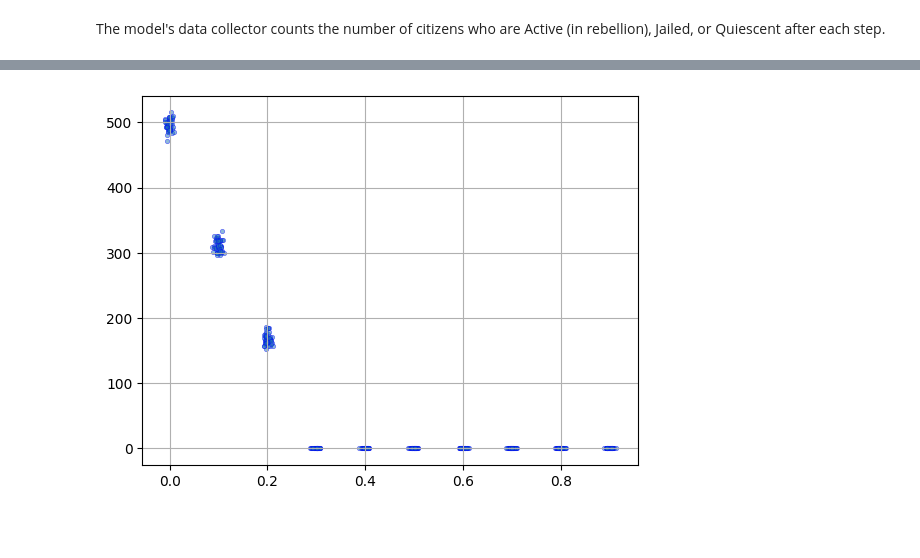
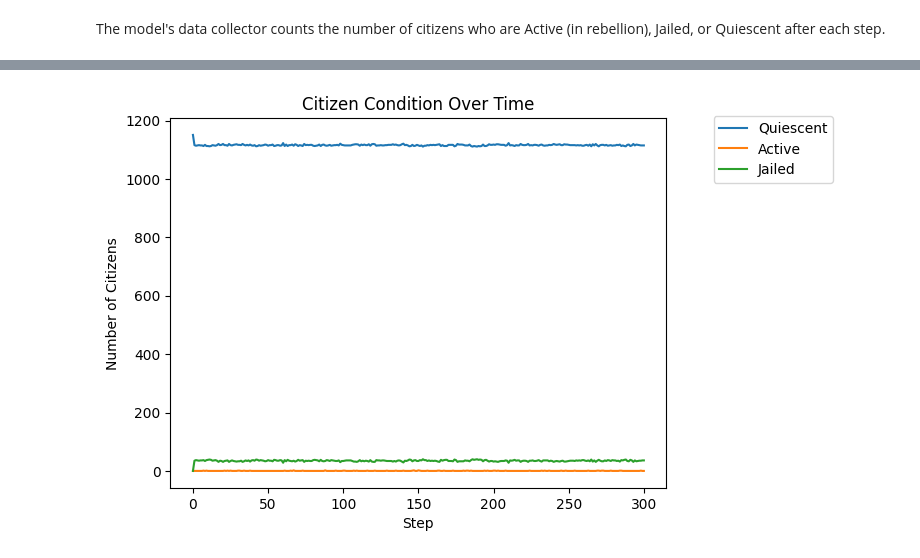
Before and after one commit to ssatizabal/ABM-assignment1, a Jupyter notebook: epstein_civil_violence/Epstein Civil Violence.ipynb, the cells around one changed output, grey strips where cells are left out. Drawn from its saved outputs; the diff is of its cells as text; code cells hidden in the pictures; blank space fills up the shorter version.

```diff
--- a/epstein_civil_violence/Epstein Civil Violence.ipynb
+++ b/epstein_civil_violence/Epstein Civil Violence.ipynb
@@ -50,4 +13,25 @@ We would love to hear what you think about this new feature. If you have any tho
+# %%
+##### 1. Stable legitimate regimes with high law enforcement.
+model_1 = EpsteinCivilViolence(
+        width=40,
+        height=40,
+        citizen_density=0.7,
+        cop_density=0.08,
+        citizen_vision=7,
+        cop_vision=8,
+        legitimacy_distribution='normal',
+        legitimacy_param_normal_mean=0.8,
+        legitimacy_param_normal_stddev=0.1,
+        max_jail_term=20,
+        active_threshold=0.1,
+        arrest_prob_constant=2.3,
+        movement=True,
+        max_iters=300,
+        international_aid="No Aid",
+        shock_amount=0.0,
+)
+# %%
+for i in range(model_1.max_iters):
+    model_1.step()
 # %% [markdown]
 The model's data collector counts the number of citizens who are Active (in rebellion), Jailed, or Quiescent after each step.
-# %%
-model_out = model.datacollector.get_model_vars_dataframe()
@@ -308,9 +38,14 @@ plt.show()
-# %%
-plt.scatter(df3['active_threshold'], df3['Jailed'], s=10,
-            alpha=0.5,
-            edgecolors='blue',
-            linewidths=0.5)
-plt.grid(True)
-plt.show()
-# %% [output]
-[figure, removed]
+# %%
+model_1_out = model_1.datacollector.get_model_vars_dataframe()
+# %%
+if 'Cops' in model_out.columns:
+    model_1_out.drop(columns=['Cops'], inplace=True)
+
+ax = model_1_out.plot()
+ax.set_title("Citizen Condition Over Time")
+ax.set_xlabel("Step")
+ax.set_ylabel("Number of Citizens")
+_ = ax.legend(bbox_to_anchor=(1.35, 1.025))
+plt.show()
+# %% [output]
+[figure, added]
```
Also changed, not shown: parts of 36 cells of this notebook, 7 other files.
